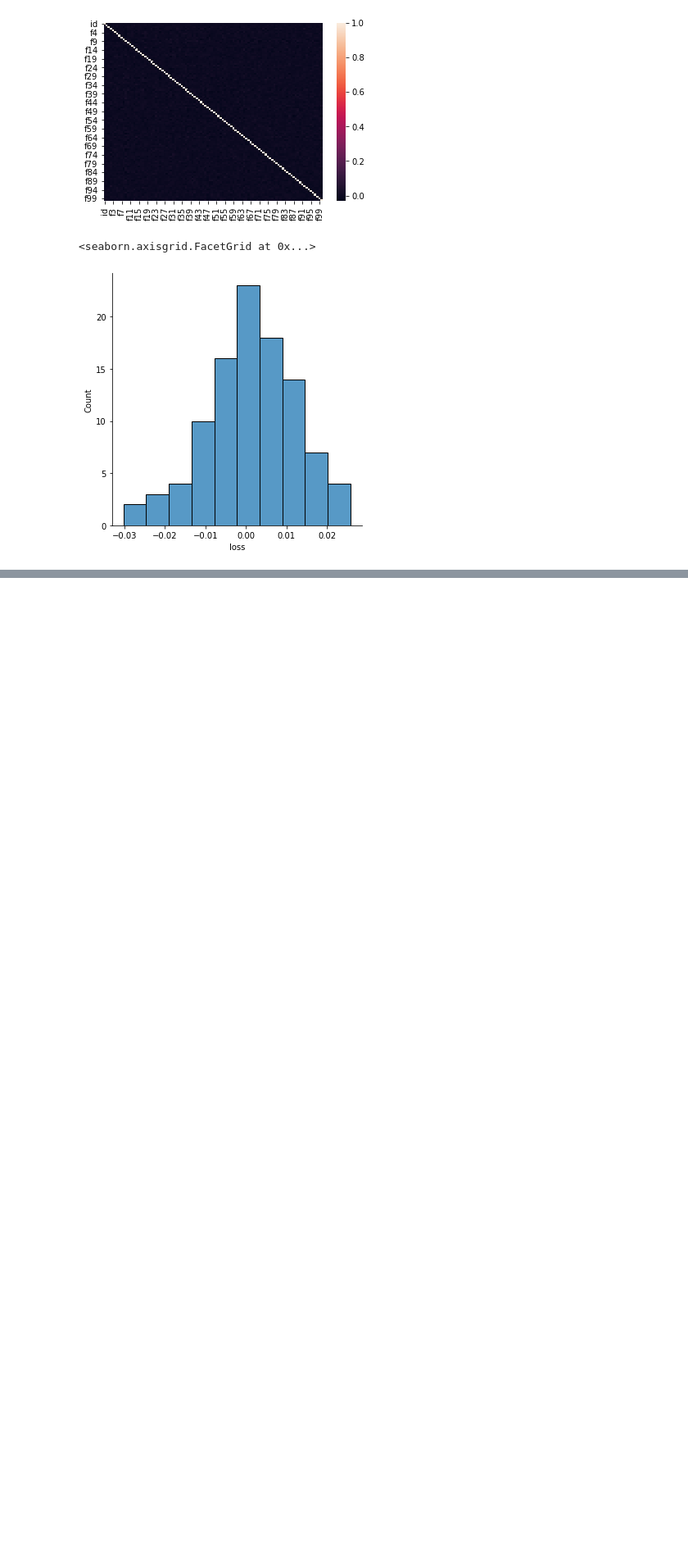
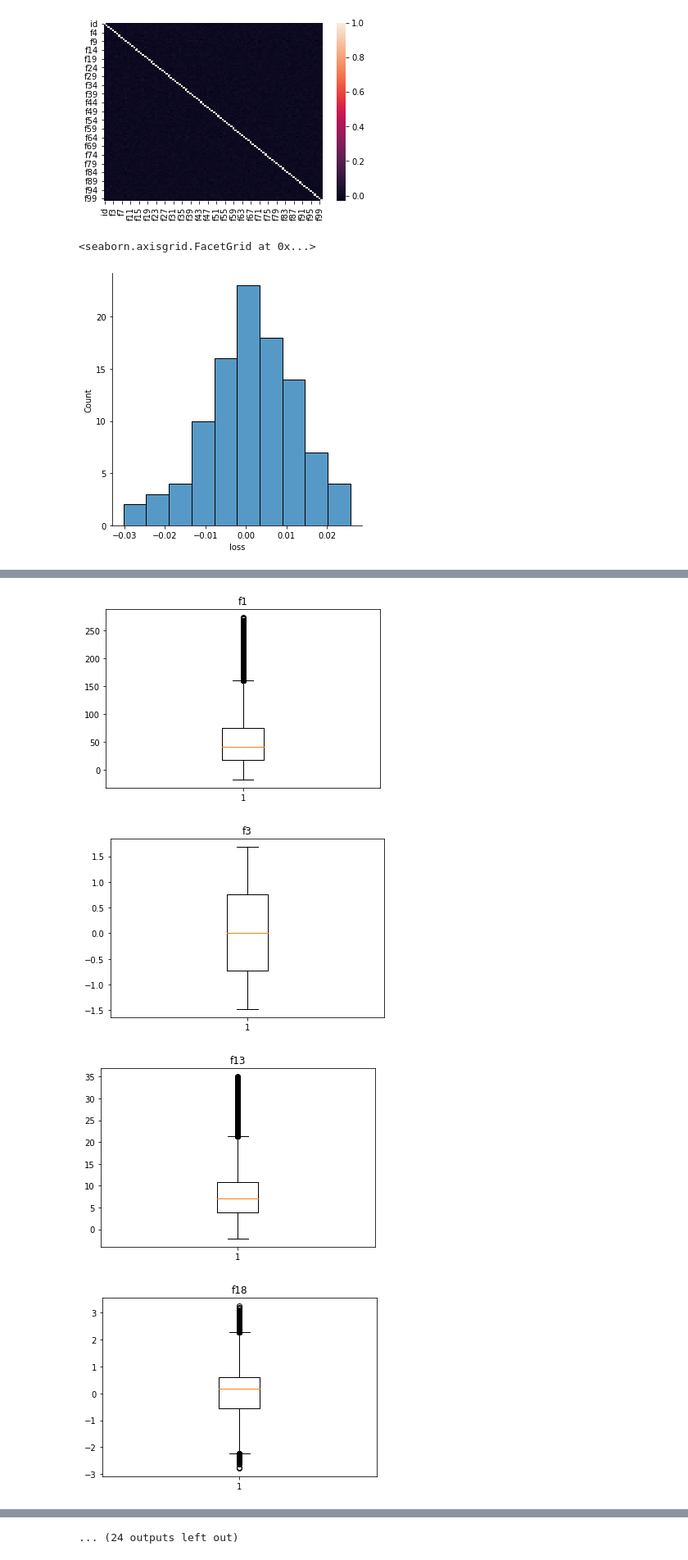
Before and after one commit to venkat2ram/AI_Playground, a Jupyter notebook: Tabular_Playground_Series_Aug_2021.ipynb, the cells around one changed output, grey strips where cells are left out. Shown at 82% size. Saved outputs shown, nothing was run; the diff lists cells and outputs as text; code cells hidden in the pictures; blank space fills up the shorter version.

```diff
--- a/Tabular_Playground_Series_Aug_2021.ipynb
+++ b/Tabular_Playground_Series_Aug_2021.ipynb
@@ -70,3 +71,14 @@ dataset.head()
 | 2 | 19 | -0.382644 | 7.696420 | 0.268560 | 11.67340 | 3.44051 | 13.37810 | 1.69954 | 7.62871 | 0.685721 | 2.42205 | ... |
 | 3 | 17 | 0.946362 | 7.343230 | 0.454842 | 5.15195 | 6.89751 | 4.43184 | 32.80900 | 3.91776 | 0.500353 | 1.56512 | ... |
 | 4 | 20 | -0.092546 | 17.394300 | 0.422461 | 8.14191 | 1.56561 | 7.56458 | -1.54254 | 7.04632 | -1.056850 | 2.48867 | ... |
+# %%
+#Check for the outliers
+for feature in dataset.columns:
+  plt.boxplot(dataset[feature])
+  plt.title(feature)
+  plt.show()
+# %% [output]
+[figure, added]
+[figure, added]
+[figure, added]
+[figure, added]
@@ -72,0 +93 @@ dataset.head()
+... (24 outputs left out)
```
Also changed, not shown: parts of 10 cells of this notebook.
